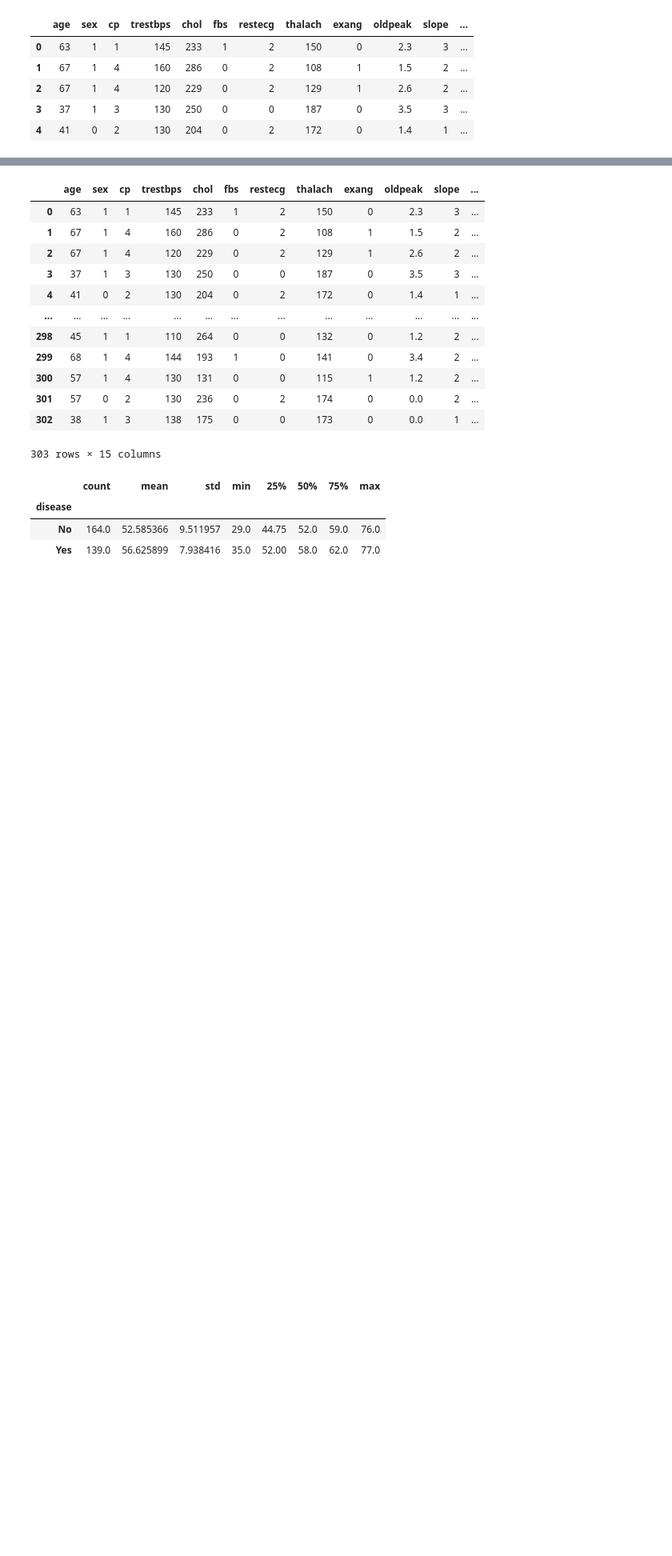
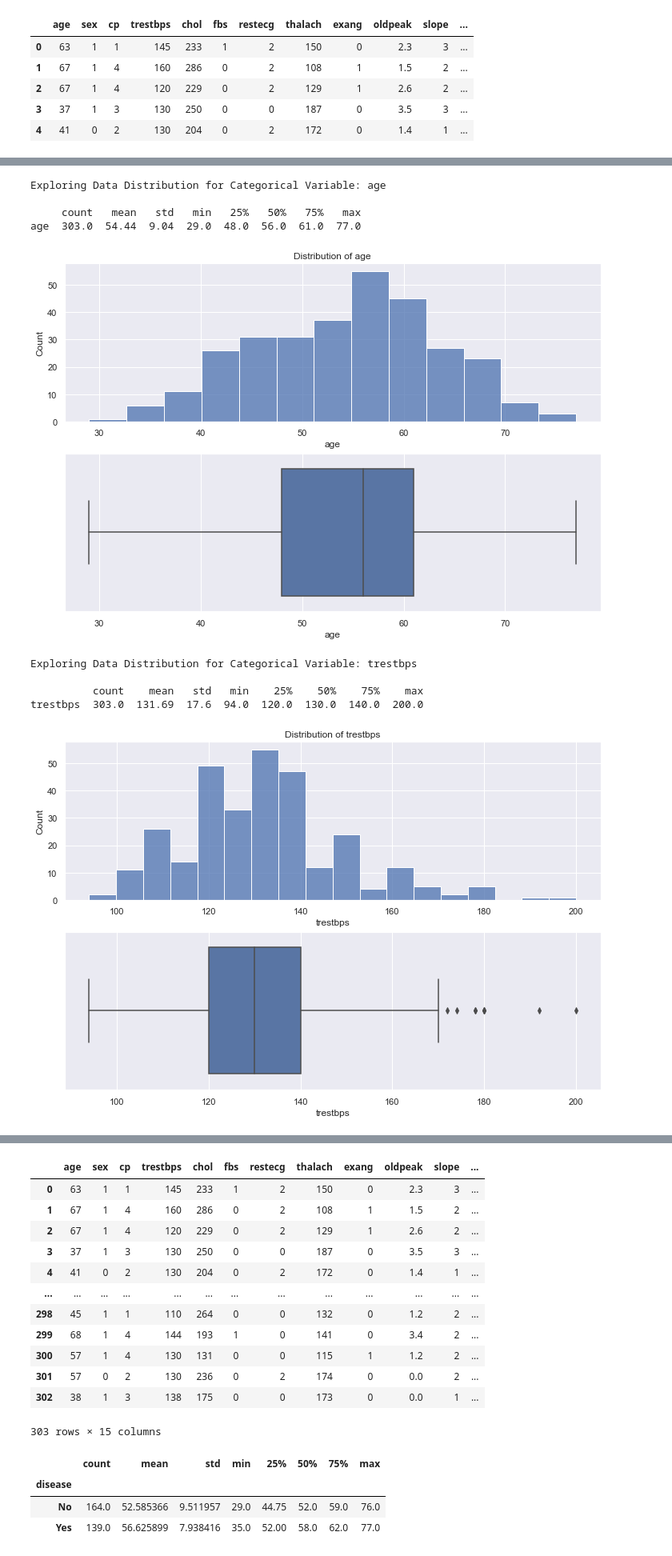
Before and after one commit to ajaydas/CodeExample, a Jupyter notebook: HeartDisease.ipynb, the cells around one changed output, grey strips where cells are left out. Shown at 80% size. Cells and saved outputs as stored; diff of their text form; code cells hidden in the pictures; blank space fills up the shorter version.

```diff
--- a/HeartDisease.ipynb
+++ b/HeartDisease.ipynb
@@ -182,0 +296,7 @@ cat = ['sex', 'cp', 'fbs', 'restecg', 'exang', 'slope', 'thal', 'num']
+# %%
+# Converting 'sex' to categorical and saving in a new column
+
+sex_dict = {0: 'Female',
+            1: 'Male'}
+
+all_df['sex1'] = all_df['sex'].map(sex_dict)
@@ -182,0 +309,9 @@ cat = ['sex', 'cp', 'fbs', 'restecg', 'exang', 'slope', 'thal', 'num']
+# %%
+# Converting 'cp' to categorical and saving in a new column
+
+cp_dict = {1: 'typical_angina',
+           2: 'atypical_angina',
+           3: 'non-anginal_pain',
+           4: 'asymptomatic'}
+
+all_df['cp1'] = all_df['cp'].map(cp_dict)
@@ -182,0 +352,32 @@ cat = ['sex', 'cp', 'fbs', 'restecg', 'exang', 'slope', 'thal', 'num']
+# %%
+# Function to explore numerical columns
+
+def num_exp(df, col):
+
+    print(f'Exploring Data Distribution for Categorical Variable: {col} \n')
+
+    # Data distribution statistics
+    print(pd.DataFrame(df[col].describe().round(2)).T)
+
+    # Plottting histogram and Box-plot
+    fig= plt.figure(figsize=(12,8))
+    ax1 = fig.add_subplot(2, 1, 1)
+    ax2 = fig.add_subplot(2, 1, 2)
+    sns.histplot(df, x=col, ax=ax1)
+    ax1.set_title(f'Distribution of {col}')
+    sns.boxplot(x=df[col], ax=ax2)
+    plt.show()
+# %%
+for col in num:
+    num_exp(all_df, col)
+# %% [output]
+Exploring Data Distribution for Categorical Variable: age
+
+     count   mean   std   min   25%   50%   75%   max
+age  303.0  54.44  9.04  29.0  48.0  56.0  61.0  77.0
+[figure, added]
+Exploring Data Distribution for Categorical Variable: trestbps
+
+          count    mean   std   min    25%    50%    75%    max
+trestbps  303.0  131.69  17.6  94.0  120.0  130.0  140.0  200.0
+[figure, added]
```
Also changed, not shown: parts of 43 cells of this notebook.
